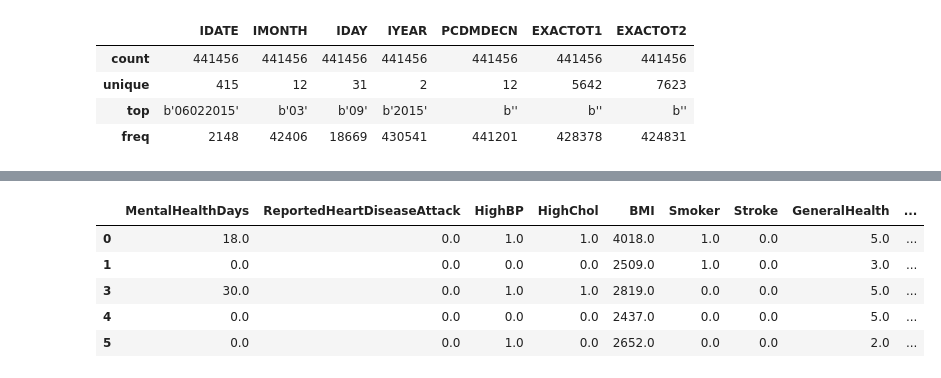
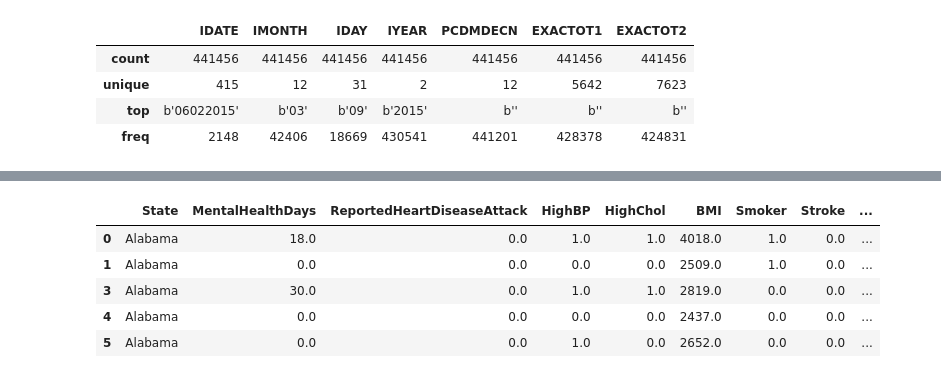
Before and after one commit to UC-Healthcare/Healthcare_Analysis, a Jupyter notebook: BRFSS_analysis_and_cleanup.ipynb, the cells around one changed output, grey strips where cells are left out. Drawn from its saved outputs; the diff is of its cells as text; code cells hidden in the pictures.

```diff
--- a/BRFSS_analysis_and_cleanup.ipynb
+++ b/BRFSS_analysis_and_cleanup.ipynb
@@ -71,6 +71,7 @@ brfss_2015_df.describe(include=["object", "bool"])
 # %%
 # Extract data we care about
 extract_brfss_2015_df = brfss_2015_df[[
+                                   '_STATE', # State FIPS Code
                                    'MENTHLTH', # Now thinking about your mental health, which includes stress, depression, and problems with emotions, for how many days during the past 30 days was your mental health not good?
                                    '_MICHD', # Respondents that have ever reported having coronary heart disease (CHD) or myocardial infarction (MI)
                                    '_RFHYPE5', # Adults who have been told they have high blood pressure by a doctor, nurse, or other health professional
@@ -106,6 +107,10 @@ extract_brfss_2015_df.shape
 # %%
 # Cleanup values using codebook: https://www.cdc.gov/brfss/annual_data/2015/pdf/codebook15_llcp.pdf
 pd.options.mode.chained_assignment = None  # default='warn'
+
+# _STATE column
+# replace numerical value with text value
+extract_brfss_2015_df['_STATE'] = extract_brfss_2015_df['_STATE'].replace({1:"Alabama", 2:"Alaska", 4:"Arizona", 5:"Arkansas", 6:"California", 8:"Colorado", 9:"Connecticut", 10:"Delaware", 11:"District of Columbia", 12:"Florida", 13:"Georgia", 15:"Hawaii", 16:"Idaho", 17:"Illinois", 18:"Indiana", 19:"Iowa", 20:"Kansas", 21:"Kentucky", 22:"Louisiana", 23:"Maine", 24:"Maryland", 25:"Massachusetts", 26:"Michigan", 27:"Minnesota", 28:"Mississippi", 29:"Missouri", 30:"Montana", 31:"Nebraska", 32:"Nevada", 33:"New Hampshire", 34:"New Jersey", 35:"New Mexico", 36:"New Hampshire", 37:"North Carolina", 38:"North Dakota", 39:"Ohio", 40:"Oklahoma", 41:"Oregon", 42:"Pennsylvania", 44:"Rhode Island", 45:"South Carolina", 46:"South Dakota", 47:"Tennessee", 48:"Texas", 49:"Utah", 50:"Vermont", 51:"Virginia", 53:"Washington", 54:"West Virginia", 55:"Wisconsin", 56:"Wyoming", 66:"Guam", 72:"Puerto Rico"})
 
 # MENTHLTH column
 # change value 88 ("none") to 0
@@ -173,5 +178,6 @@ extract_brfss_2015_df['SEX'] = extract_brfss_2015_df['SEX'].replace({2:0})
 # remove 14 ("Don't know/Refused/Missing")
 extract_brfss_2015_df = extract_brfss_2015_df[extract_brfss_2015_df._AGEG5YR != 14]
 
+print (extract_brfss_2015_df.shape)
 extract_brfss_2015_df.head()
 # %% [output]
@@ -184,24 +191,25 @@ extract_brfss_2015_df.head()
 # %%
 # Cleanup column names
 extract_brfss_2015_df = extract_brfss_2015_df.rename(columns = {
+                                                        '_STATE':'State',
                                                         'MENTHLTH':'MentalHealthDays',
                                                         '_MICHD':'ReportedHeartDiseaseAttack',
                                                         '_RFHYPE5':'HighBP',
                                                         'TOLDHI2':'HighChol',
                                                         '_BMI5':'BMI',
                                                         'SMOKE100':'Smoker',
                                                         'CVDSTRK3':'Stroke',
                                                         'GENHLTH':'GeneralHealth',
                                                         'PHYSHLTH':'PhysicalHealth',
                                                         'SEX':'Sex',
                                                         '_AGEG5YR':'Age',
                                                         })
 
 extract_brfss_2015_df.head()
 # %% [output]
-|  | MentalHealthDays | ReportedHeartDiseaseAttack | HighBP | HighChol | BMI | Smoker | Stroke | GeneralHealth | ... |
-| 0 | 18.0 | 0.0 | 1.0 | 1.0 | 4018.0 | 1.0 | 0.0 | 5.0 | ... |
-| 1 | 0.0 | 0.0 | 0.0 | 0.0 | 2509.0 | 1.0 | 0.0 | 3.0 | ... |
-| 3 | 30.0 | 0.0 | 1.0 | 1.0 | 2819.0 | 0.0 | 0.0 | 5.0 | ... |
-| 4 | 0.0 | 0.0 | 0.0 | 0.0 | 2437.0 | 0.0 | 0.0 | 5.0 | ... |
-| 5 | 0.0 | 0.0 | 1.0 | 0.0 | 2652.0 | 0.0 | 0.0 | 2.0 | ... |
+|  | State | MentalHealthDays | ReportedHeartDiseaseAttack | HighBP | HighChol | BMI | Smoker | Stroke | ... |
+| 0 | Alabama | 18.0 | 0.0 | 1.0 | 1.0 | 4018.0 | 1.0 | 0.0 | ... |
+| 1 | Alabama | 0.0 | 0.0 | 0.0 | 0.0 | 2509.0 | 1.0 | 0.0 | ... |
+| 3 | Alabama | 30.0 | 0.0 | 1.0 | 1.0 | 2819.0 | 0.0 | 0.0 | ... |
+| 4 | Alabama | 0.0 | 0.0 | 0.0 | 0.0 | 2437.0 | 0.0 | 0.0 | ... |
+| 5 | Alabama | 0.0 | 0.0 | 1.0 | 0.0 | 2652.0 | 0.0 | 0.0 | ... |
```
Also changed, not shown: parts of 4 cells of this notebook, 1 other file.
